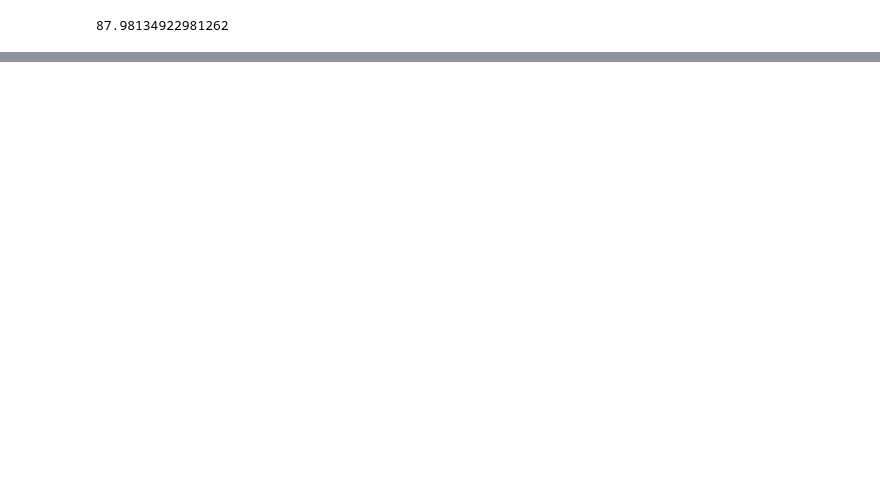
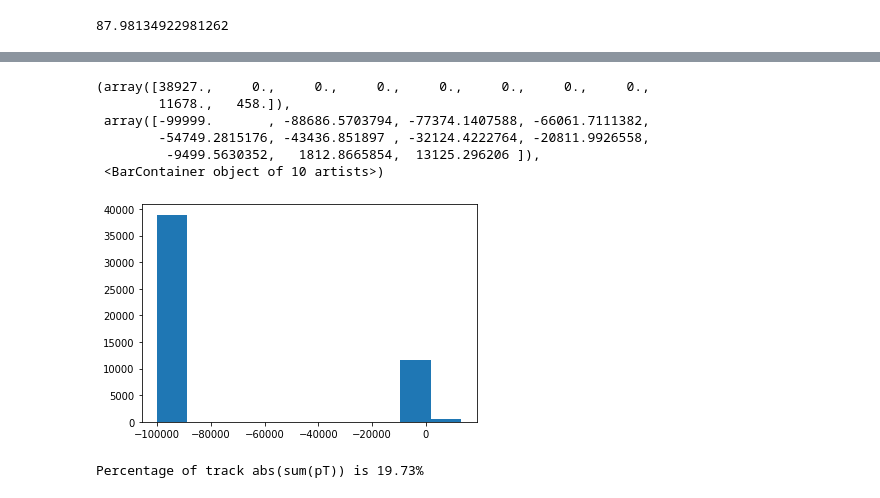
Before and after one commit to olyjazzhead/DiVertAnalysis, a Jupyter notebook: Signal-Cutflow.ipynb, the cells around one changed output, grey strips where cells are left out. Saved outputs shown, nothing was run; the diff lists cells and outputs as text; code cells hidden in the pictures; blank space fills up the shorter version.

```diff
--- a/Signal-Cutflow.ipynb
+++ b/Signal-Cutflow.ipynb
@@ -189,0 +309,12 @@ Text(0.5, 1.0, 'Delta Phi')
+# %%
+sum_pT = sig_file['MSVtx_sumTrackPt0p2Cone'].array()
+# %%
+plt.hist(ak.flatten(sum_pT))
+# %% [output]
+(array([38927.,     0.,     0.,     0.,     0.,     0.,     0.,     0.,
+        11678.,   458.]),
+ array([-99999.       , -88686.5703794, -77374.1407588, -66061.7111382,
+        -54749.2815176, -43436.851897 , -32124.4222764, -20811.9926558,
+         -9499.5630352,   1812.8665854,  13125.296206 ]),
+ <BarContainer object of 10 artists>)
+[figure, added]
@@ -189,0 +328,5 @@ Text(0.5, 1.0, 'Delta Phi')
+# %%
+#Percentage of track abs(sum(pT)) in both barrel and endcap
+print(f'Percentage of track abs(sum(pT)) is {sum_pT_cut_pct:.2f}%')
+# %% [output]
+Percentage of track abs(sum(pT)) is 19.73%
```
Also changed, not shown: parts of 96 cells of this notebook.
